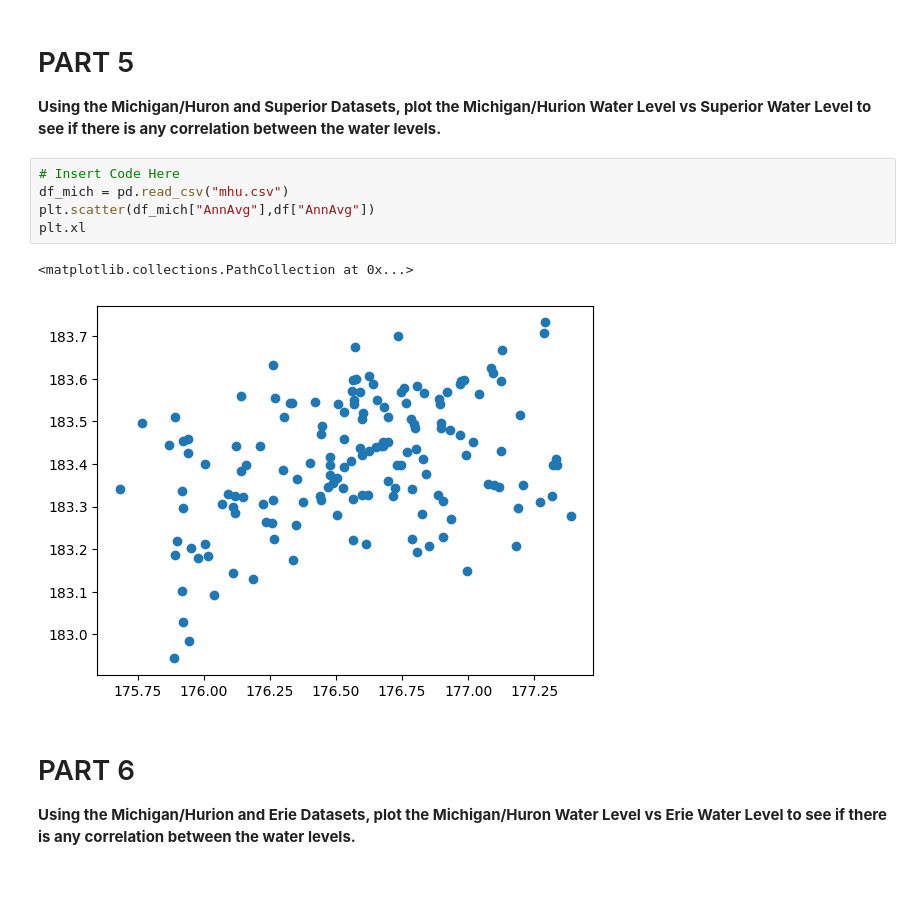
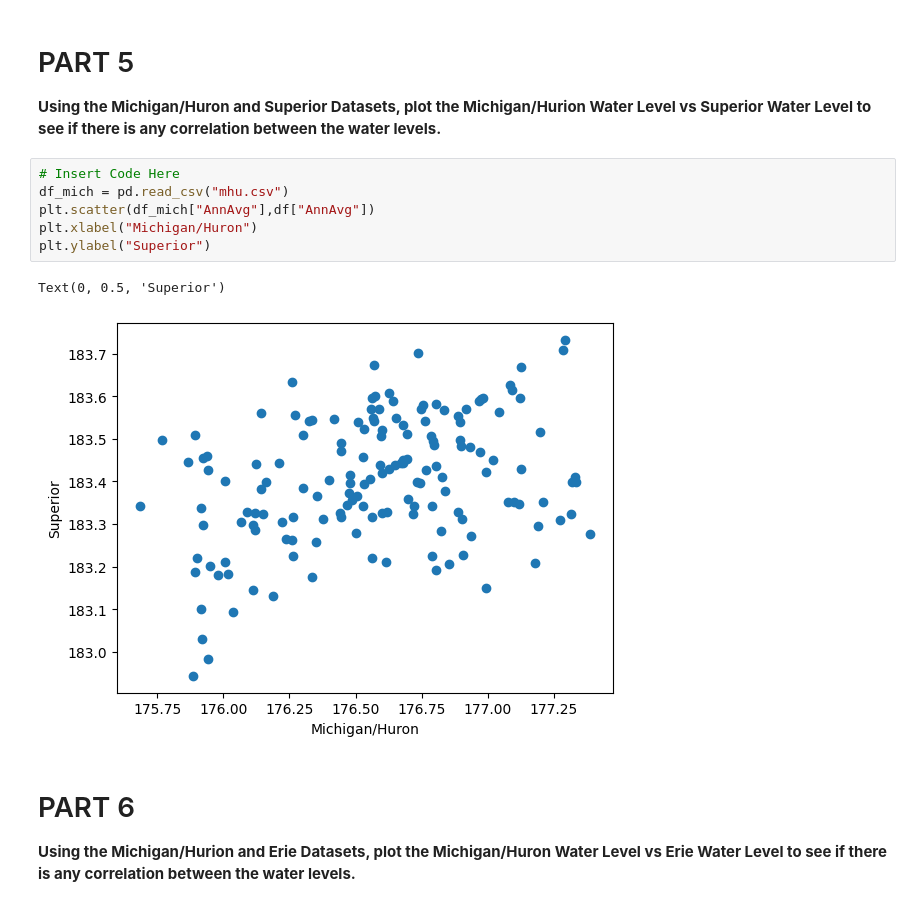
Before and after one commit to landmatt818/CMSE202_Git_Started, a Jupyter notebook: Great_Lakes_and_Grand_River.ipynb, the cells around one changed output. Cells and saved outputs as stored; diff of their text form; blank space fills up the shorter version.

```diff
--- a/Great_Lakes_and_Grand_River.ipynb
+++ b/Great_Lakes_and_Grand_River.ipynb
@@ -63,11 +63,12 @@ Text(0, 0.5, 'Water level')
 # %%
 # Insert Code Here
 df_mich = pd.read_csv("mhu.csv")
 plt.scatter(df_mich["AnnAvg"],df["AnnAvg"])
-plt.xl
+plt.xlabel("Michigan/Huron")
+plt.ylabel("Superior")
 # %% [output]
-<matplotlib.collections.PathCollection at 0x...>
+Text(0, 0.5, 'Superior')
-[figure, old version]
+[figure, new version]
 # %% [markdown]
 # PART 6
 
```
